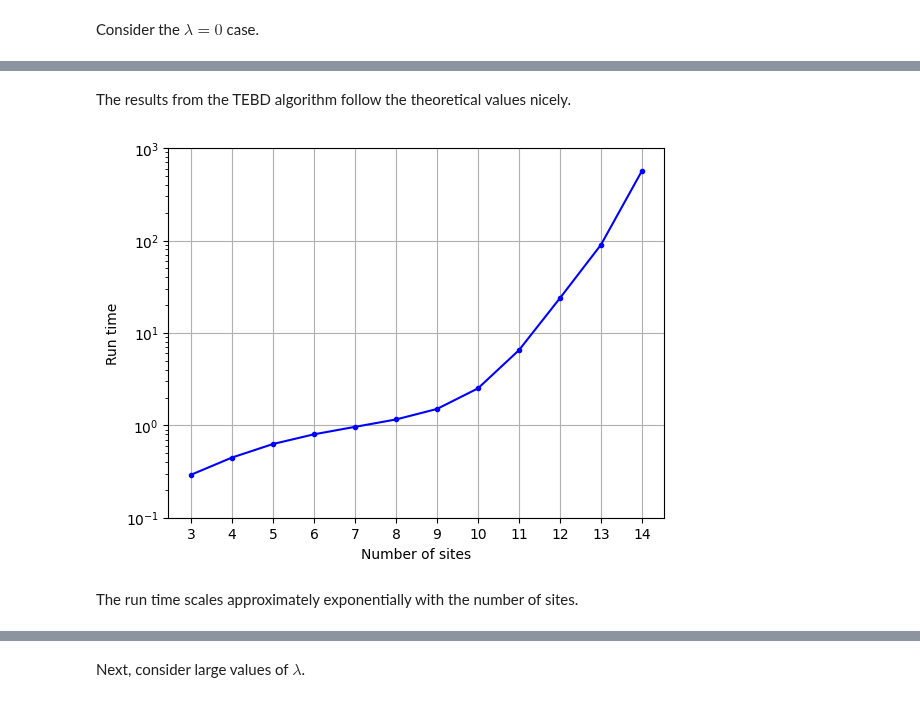
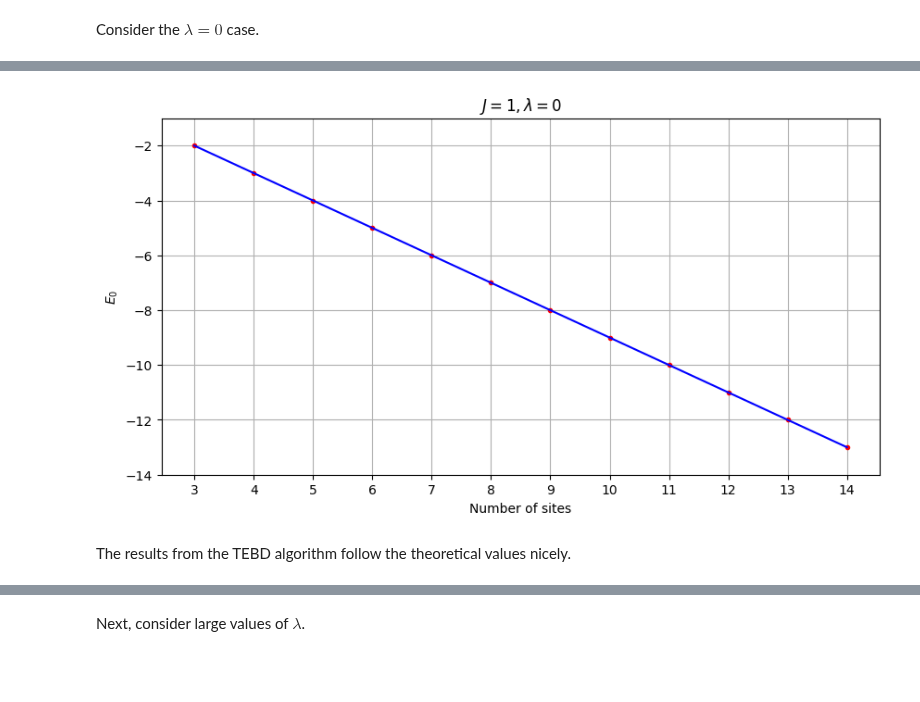
Before and after one commit to jchryssanthacopoulos/quantum_information, a Jupyter notebook: final_project/notebooks/ising_analysis.ipynb, the cells around one changed output, grey strips where cells are left out. Saved outputs shown, nothing was run; the diff lists cells and outputs as text; code cells hidden in the pictures; blank space fills up the shorter version.

```diff
--- a/final_project/notebooks/ising_analysis.ipynb
+++ b/final_project/notebooks/ising_analysis.ipynb
@@ -80,15 +81,15 @@ plt.savefig('../figures/energy_vs_N_lambda_0.png', bbox_inches='tight', dpi=300)
+# %%
+plt.figure(figsize=(10, 5))
+plt.plot(Ns, energies_N, 'ro', markersize=3, label="TEBD")
+plt.plot(Ns, energies_theor, "b-", label="Theory")
+plt.xlabel("Number of sites")
+plt.ylabel("$E_0$")
+plt.xticks(Ns)
+plt.grid()
+plt.ylim([-14, -1])
+plt.title("$J = 1, \lambda=0$")
+plt.savefig('../figures/energy_vs_N_lambda_0_no_legend.png', bbox_inches='tight', dpi=300);
+# %% [output]
+[figure, added]
 # %% [markdown]
 The results from the TEBD algorithm follow the theoretical values nicely.
-# %%
-plt.plot(Ns, run_times_N, 'bo-', markersize=3)
-plt.xlabel("Number of sites")
-plt.ylabel("Run time")
-plt.xticks(Ns)
-plt.yscale("log")
-plt.grid()
-plt.ylim([0.1, 1000])
-plt.savefig('../figures/run_times_vs_N.png', bbox_inches='tight', dpi=300);
-# %% [output]
-[figure, removed]
-# %% [markdown]
-The run time scales approximately exponentially with the number of sites.
```
Also changed, not shown: parts of 31 cells of this notebook, 5 other files.
